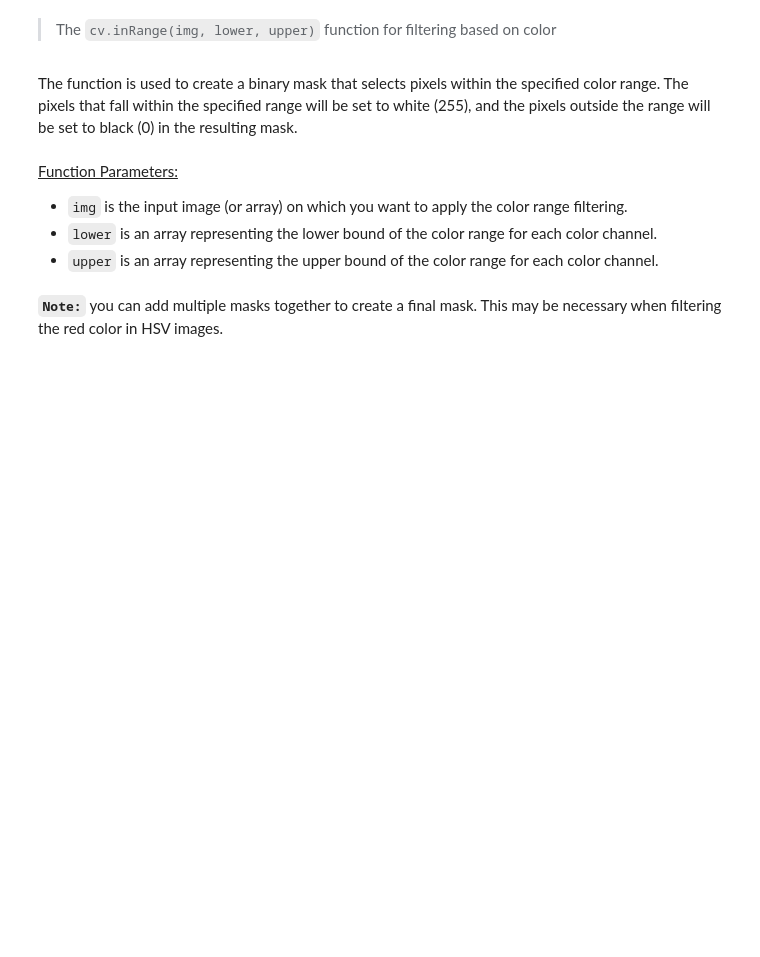
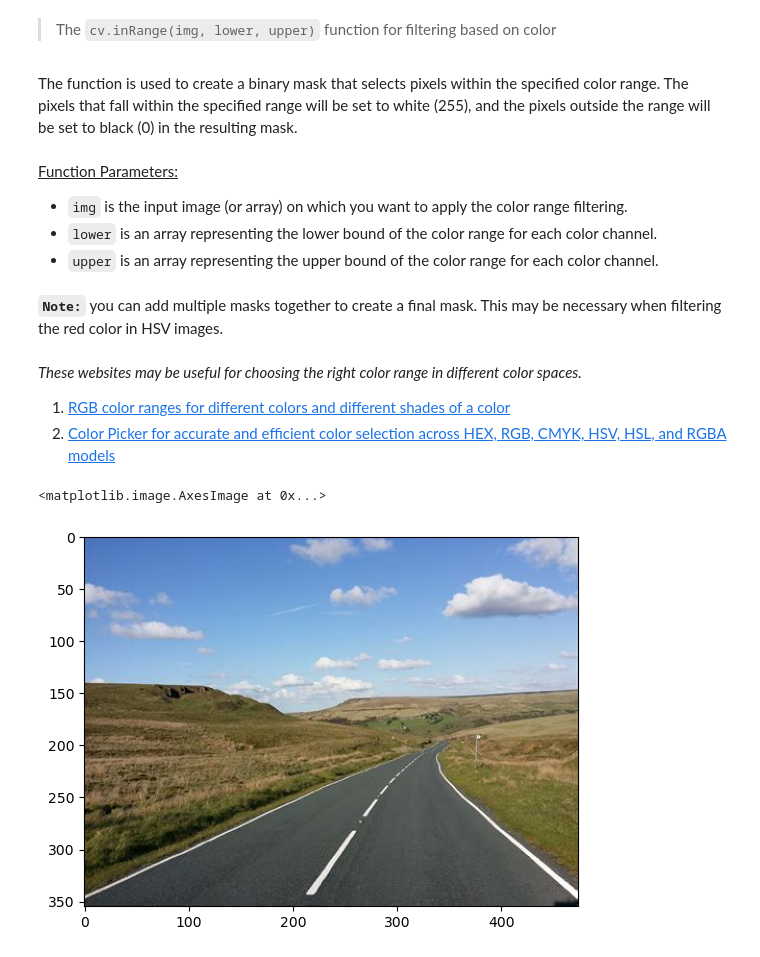
Before and after one commit to MaidulHasan/OpenCV_Basics, a Jupyter notebook: 21_image_masking.ipynb, the cells around one changed output. Drawn from its saved outputs; the diff is of its cells as text; code cells hidden in the pictures; blank space fills up the shorter version.

Commit message:
[sec] image filtering/masking based on color

```diff
--- a/21_image_masking.ipynb
+++ b/21_image_masking.ipynb
@@ -161,3 +156,16 @@ The function is used to create a binary mask that selects pixels within the spec
 - `upper` is an array representing the upper bound of the color range for each color channel.
 # %% [markdown]
 **`Note:`** you can add multiple masks together to create a final mask. This may be necessary when filtering the red color in HSV images.
+# %% [markdown]
+*These websites may be useful for choosing the right color range in different color spaces.*
+
+1. [RGB color ranges for different colors and different shades of a color](https://www.rapidtables.com/web/color/html-color-codes.html)
+2. [Color Picker for accurate and efficient color selection across HEX, RGB, CMYK, HSV, HSL, and RGBA models](https://www.developmenttools.com/color-picker/)
+# %%
+# reading in image
+road_img = cv.cvtColor(cv.imread("./imgs/road.jpeg"), cv.COLOR_BGR2RGB)
+# %%
+plt.imshow(road_img)
+# %% [output]
+<matplotlib.image.AxesImage at 0x...>
+[figure, added]
```
Also changed, not shown: parts of 7 cells of this notebook.
